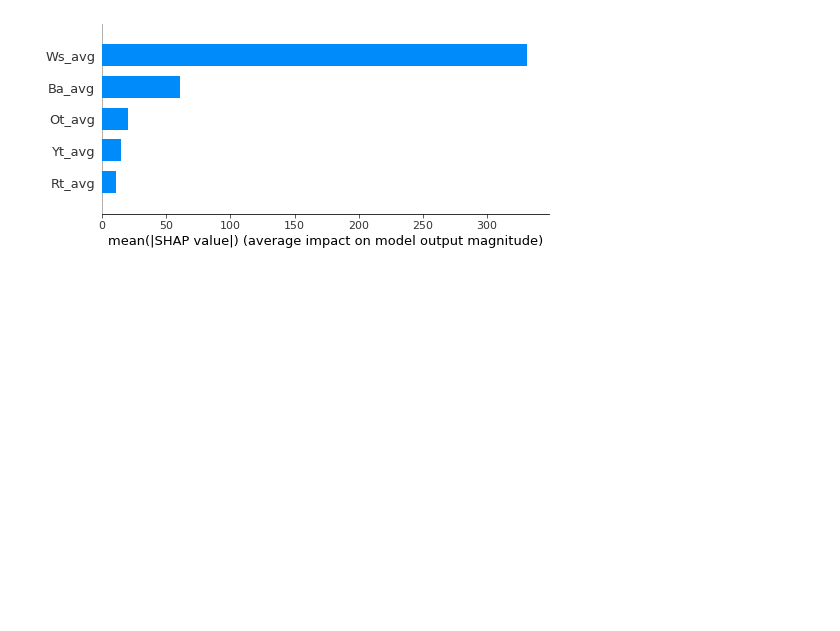
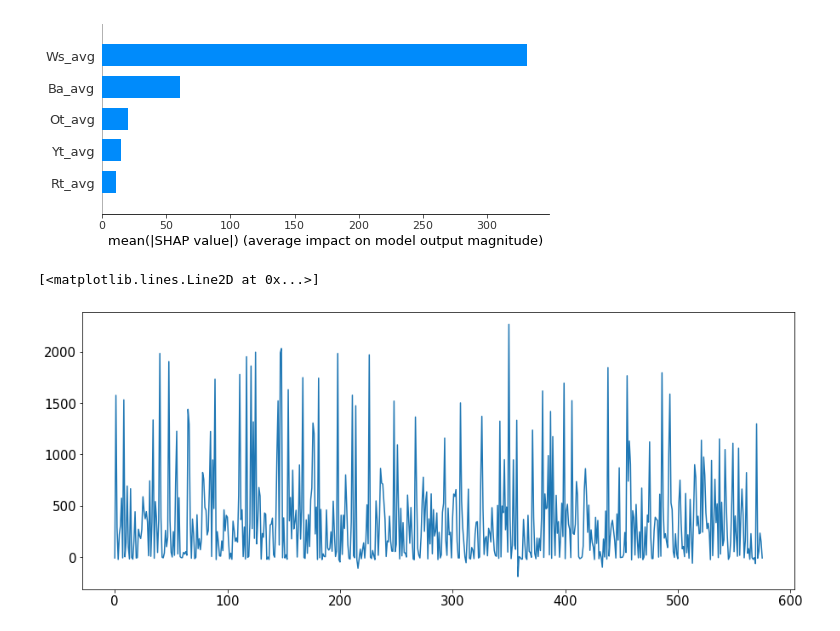
Before and after one commit to jo997/BA-WindPowerForecasting, a Jupyter notebook: thesis work/models/SVR final model.ipynb, the cells around one changed output. Saved outputs shown, nothing was run; the diff lists cells and outputs as text; code cells hidden in the pictures; blank space fills up the shorter version.

```diff
--- a/thesis work/models/SVR final model.ipynb
+++ b/thesis work/models/SVR final model.ipynb
@@ -299,3 +299,9 @@ shap.summary_plot(shap_values, x, plot_type="bar")
 # %% [output]
 Using 400 background data samples could cause slower run times. Consider using shap.sample(data, K) or shap.kmeans(data, K) to summarize the background as K samples.
 [figure]
+# %%
+a = (rbf_predict)[::75]
+plt.plot(a)
+# %% [output]
+[<matplotlib.lines.Line2D at 0x...>]
+[figure, added]
```
Also changed, not shown: parts of 2 cells of this notebook, 1 other file.
